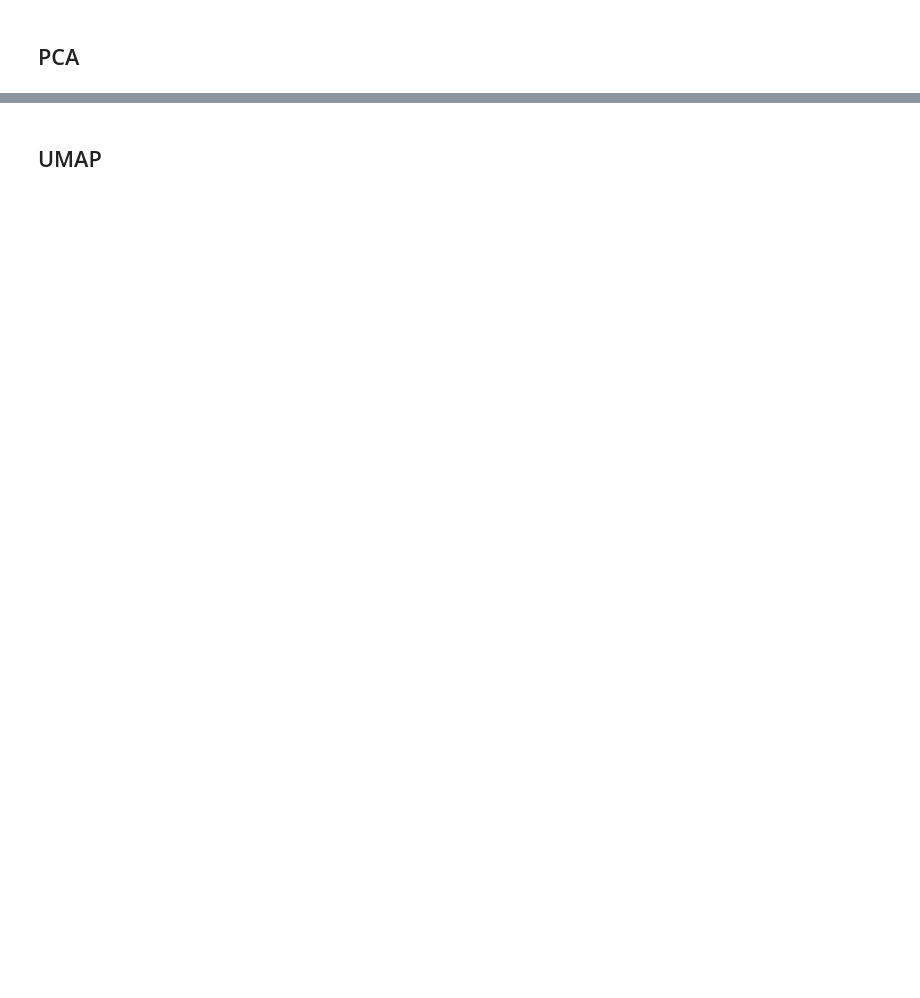
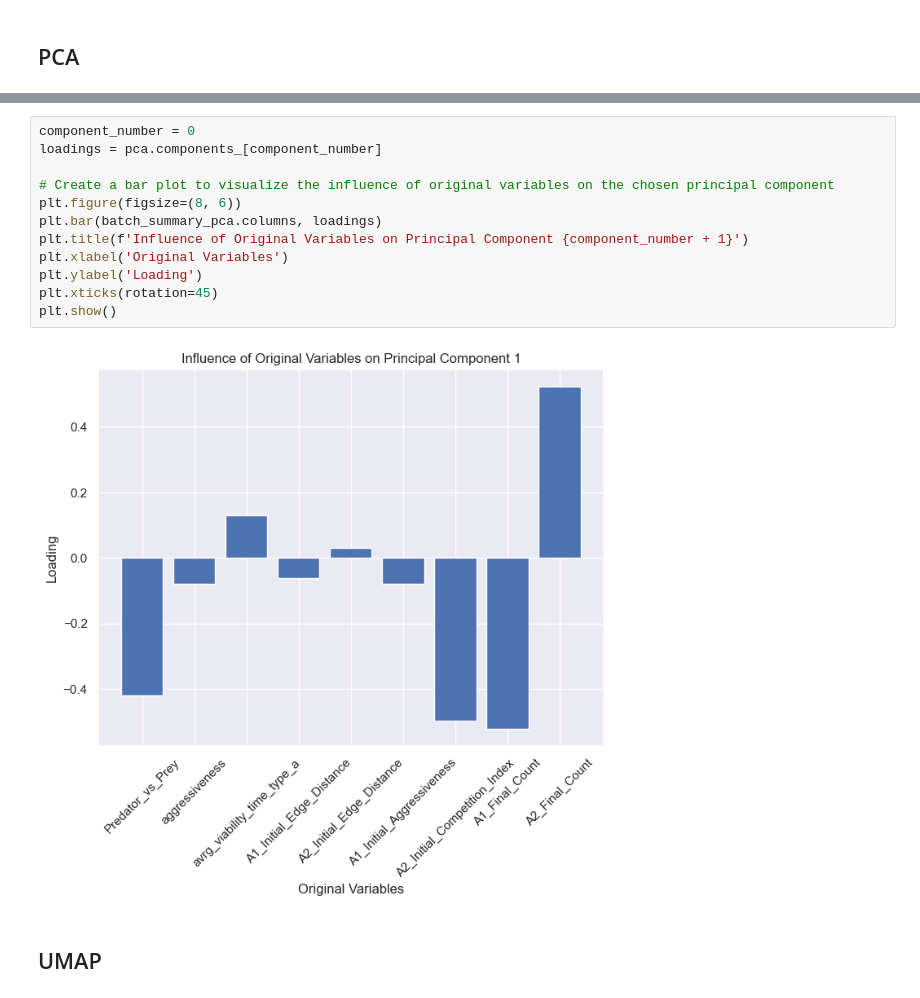
Before and after one commit to IlyaSchneider10/BottMedical_Microbiome, a Jupyter notebook: Data_Analysis.ipynb, the cells around one changed output, grey strips where cells are left out. Cells and saved outputs as stored; diff of their text form; blank space fills up the shorter version.

```diff
--- a/Data_Analysis.ipynb
+++ b/Data_Analysis.ipynb
@@ -283,3 +360,17 @@ group_by_secondary_parameter(batch_by_final_state, batch_by_final_state_and_rati
+# %%
+component_number = 0
+loadings = pca.components_[component_number]
+
+# Create a bar plot to visualize the influence of original variables on the chosen principal component
+plt.figure(figsize=(8, 6))
+plt.bar(batch_summary_pca.columns, loadings)
+plt.title(f'Influence of Original Variables on Principal Component {component_number + 1}')
+plt.xlabel('Original Variables')
+plt.ylabel('Loading')
+plt.xticks(rotation=45)
+plt.show()
+# %% [output]
+[figure, added]
 # %% [markdown]
 ## UMAP
 # %%
```
Also changed, not shown: parts of 10 cells of this notebook.
